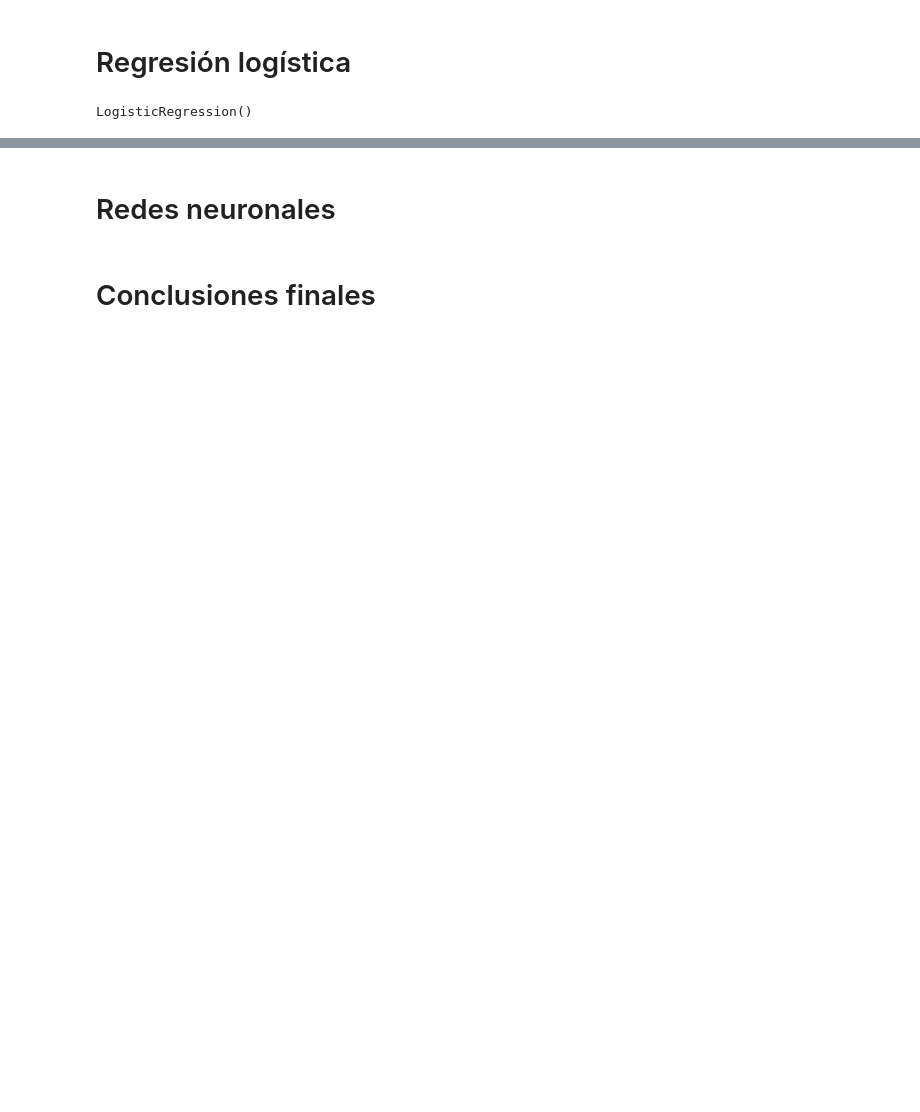
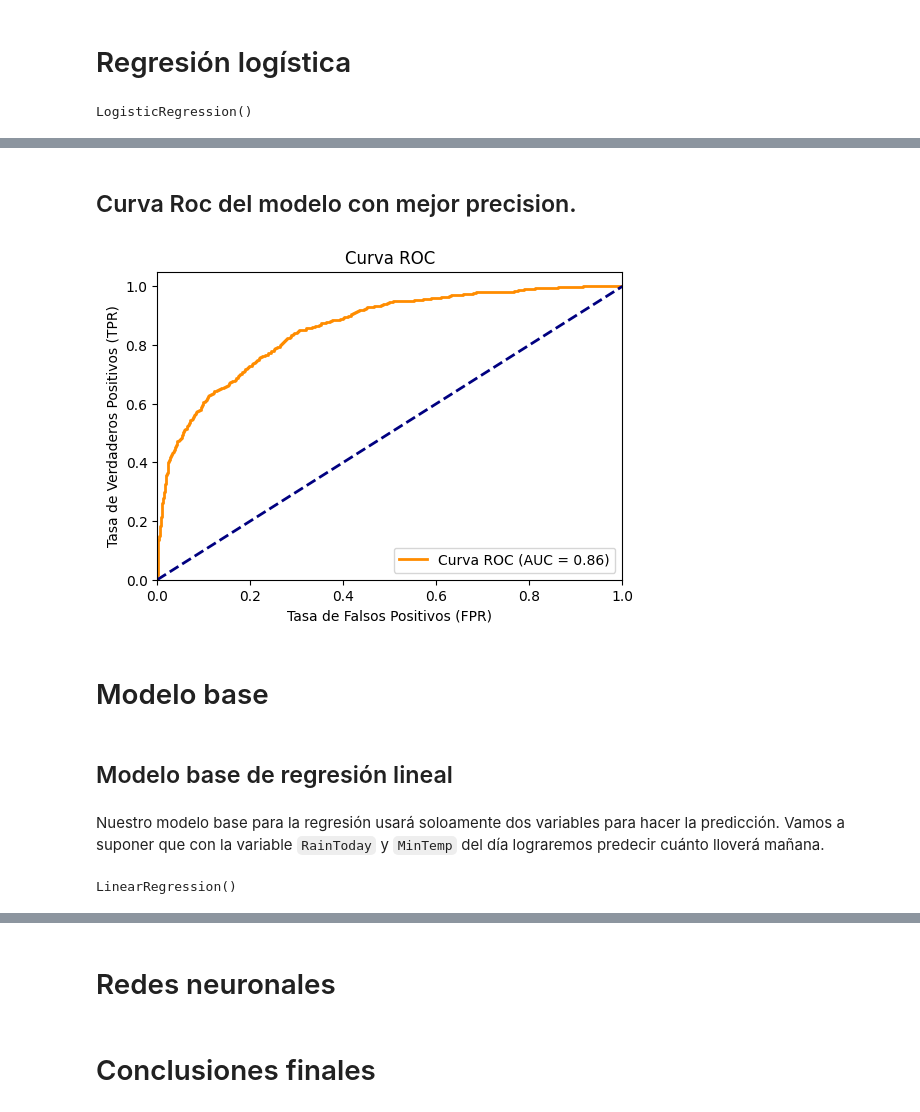
Before and after one commit to Isaiasgaray/aa_1, a Jupyter notebook: notebook_final.ipynb, the cells around one changed output, grey strips where cells are left out. Cells and saved outputs as stored; diff of their text form; code cells hidden in the pictures; blank space fills up the shorter version.

Commit message:
Agrega modelos base

```diff
--- a/notebook_final.ipynb
+++ b/notebook_final.ipynb
@@ -779,0 +895,4 @@ LogisticRegression()
+# %%
+logistica_bal = LogisticRegression()
+
+logistica_bal.fit(x_SMOTE, y_SMOTE)
@@ -779,0 +918,32 @@ LogisticRegression()
+# %% [markdown]
+## Curva Roc del modelo con mejor precision.
+# %%
+from sklearn.metrics import roc_curve, auc
+
+
+# Obtengo las probabilidades de predicción del modelo
+y_probs = logistica_bal.predict_proba(x_test_clas)[:,1]
+
+# Calculo la ROC y el AUC
+fpr, tpr, thresholds = roc_curve(y_test_clas, y_probs)
+roc_auc = auc(fpr, tpr)
+# %%
+# Grafico la curva ROC
+plt.figure(figsize=(6, 4))
+plt.plot(fpr, tpr, color='darkorange', lw=2, label='Curva ROC (AUC = %0.2f)' % roc_auc)
+plt.plot([0, 1], [0, 1], color='navy', lw=2, linestyle='--')
+plt.xlim([0.0, 1.0])
+plt.ylim([0.0, 1.05])
+plt.xlabel('Tasa de Falsos Positivos (FPR)')
+plt.ylabel('Tasa de Verdaderos Positivos (TPR)')
+plt.title('Curva ROC')
+plt.legend(loc="lower right")
+plt.show()
+# %% [output]
+[figure, added]
+# %% [markdown]
+# Modelo base
+# %% [markdown]
+## Modelo base de regresión lineal
+# %% [markdown]
+Nuestro modelo base para la regresión usará soloamente dos variables para hacer la predicción. Vamos a suponer que con la variable `RainToday` y `MinTemp` del día lograremos predecir cuánto lloverá mañana.
@@ -779,0 +956,6 @@ LogisticRegression()
+# %%
+M_base = LinearRegression()
+
+M_base.fit(X_train_Base, Y_train_Base)
+# %% [output]
+LinearRegression()
```
Also changed, not shown: parts of 32 cells of this notebook.
